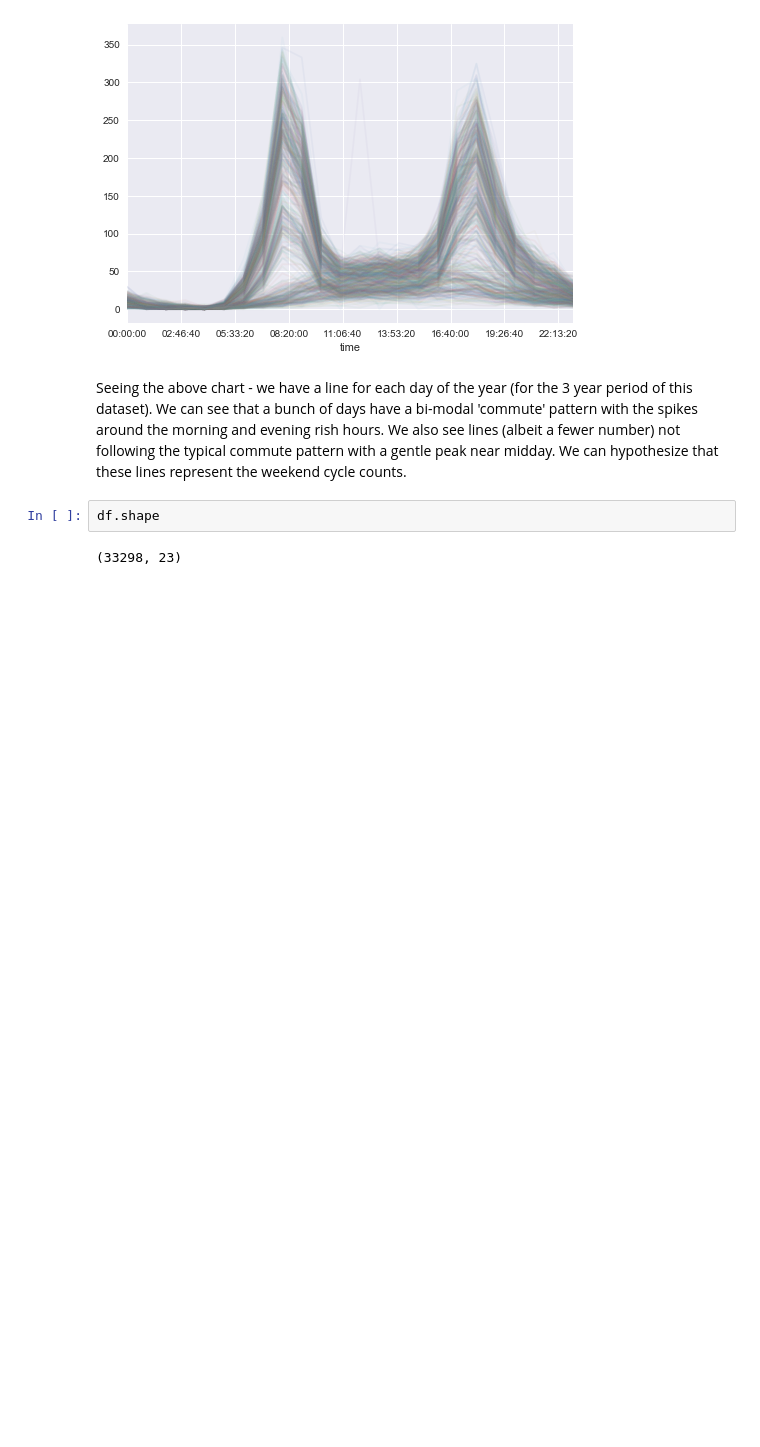
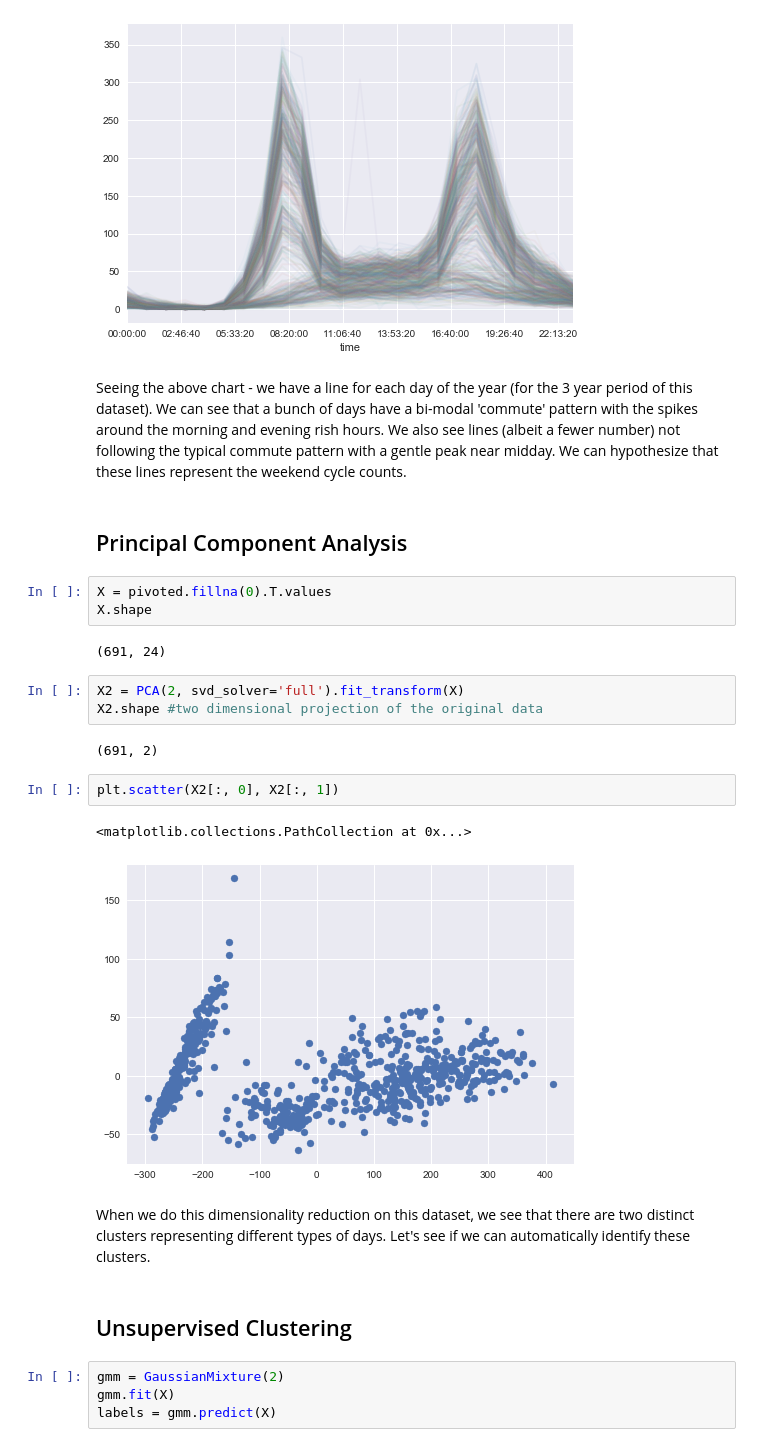
Before and after one commit to sidshekhar/CamdenCycleAnalysis, a Jupyter notebook: Camden Cycling Analysis.ipynb, the cells around one changed output. Drawn from its saved outputs; the diff is of its cells as text; blank space fills up the shorter version.

Commit message:
Added PCA and unsupervised clustering
;

```diff
--- a/Camden Cycling Analysis.ipynb
+++ b/Camden Cycling Analysis.ipynb
@@ -81,7 +101,28 @@ pivoted.plot(legend=False, alpha=0.05) #set opacity of lines to 0.05 allowing fo
 [figure]
 # %% [markdown]
 Seeing the above chart - we have a line for each day of the year (for the 3 year period of this dataset). We can see that a bunch of days have a bi-modal 'commute' pattern with the spikes around the morning and evening rish hours. We also see lines (albeit a fewer number) not following the typical commute pattern with a gentle peak near midday. We can hypothesize that these lines represent the weekend cycle counts.
-# %%
-df.shape
-# %% [output]
-(33298, 23)
+# %% [markdown]
+## Principal Component Analysis
+# %%
+X = pivoted.fillna(0).T.values
+X.shape
+# %% [output]
+(691, 24)
+# %%
+X2 = PCA(2, svd_solver='full').fit_transform(X)
+X2.shape #two dimensional projection of the original data
+# %% [output]
+(691, 2)
+# %%
+plt.scatter(X2[:, 0], X2[:, 1])
+# %% [output]
+<matplotlib.collections.PathCollection at 0x...>
+[figure, added]
+# %% [markdown]
+When we do this dimensionality reduction on this dataset, we see that there are two distinct clusters representing different types of days. Let's see if we can automatically identify these clusters.
+# %% [markdown]
+## Unsupervised Clustering
+# %%
+gmm = GaussianMixture(2)
+gmm.fit(X)
+labels = gmm.predict(X)
```
Also changed, not shown: parts of 21 cells of this notebook.
